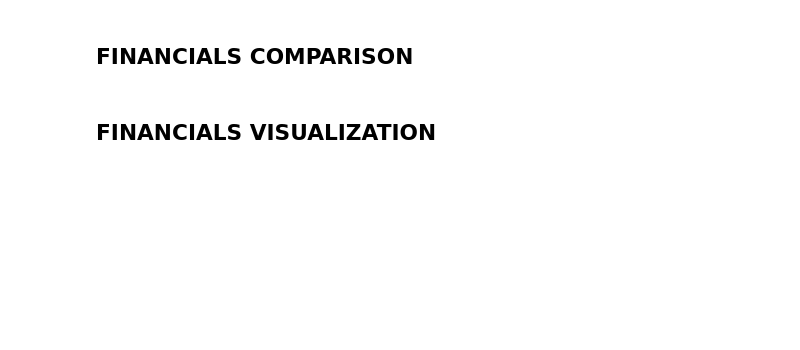
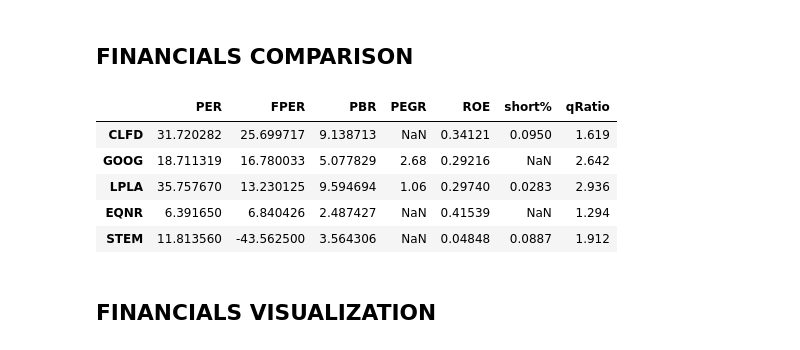
Before and after one commit to jodog0412/us-stocks-investment-assistant, a Jupyter notebook: US_STOCK_INVESTMENT_ASSISTANCE.ipynb, the cells around one changed output. Drawn from its saved outputs; the diff is of its cells as text; code cells hidden in the pictures; blank space fills up the shorter version.

```diff
--- a/US_STOCK_INVESTMENT_ASSISTANCE.ipynb
+++ b/US_STOCK_INVESTMENT_ASSISTANCE.ipynb
@@ -99,33 +162,40 @@ search_top
 # %% [markdown]
 ## FINANCIALS COMPARISON
 # %%
-holds=['NEE','STEM','GOOG','EQNR','UNH','CLFD','LPLA']
-view=['OXY','EQNR']
+holds=['STEM','GOOG','EQNR','CLFD','LPLA']
+view=['ZM','MELI','ADBE','ADSK']
 
 finan=[]
 def financial_shape(ticker):
     ticker_yf=yf.Ticker(ticker)
     info=ticker_yf.info
     if "trailingPE" in info:
         finan.append([info["trailingPE"], info["forwardPE"], info["priceToBook"],
                       info["pegRatio"], info["returnOnEquity"],info["shortPercentOfFloat"],
                       info["quickRatio"]])
     else:
         finan.append(["NaN", info["forwardPE"], info["priceToBook"],
                       info["pegRatio"], info["returnOnEquity"], info["shortPercentOfFloat"],
                       info["quickRatio"]])
 
 def financial_comparison(tickerlist):
     for i in tickerlist:
         financial_shape(i)
     df=pd.DataFrame(data=finan,
                     index=tickerlist,
                     columns=['PER', 'FPER', 'PBR',
                              'PEGR', 'ROE', 'short%', 'qRatio'])
     df=df.sort_values('FPER',ascending=False)
     return df
 
-financial_comparison(view)
+financial_comparison(holds)
+# %% [output]
+|  | PER | FPER | PBR | PEGR | ROE | short% | qRatio |
+| CLFD | 31.720282 | 25.699717 | 9.138713 | NaN | 0.34121 | 0.0950 | 1.619 |
+| GOOG | 18.711319 | 16.780033 | 5.077829 | 2.68 | 0.29216 | NaN | 2.642 |
+| LPLA | 35.757670 | 13.230125 | 9.594694 | 1.06 | 0.29740 | 0.0283 | 2.936 |
+| EQNR | 6.391650 | 6.840426 | 2.487427 | NaN | 0.41539 | NaN | 1.294 |
+| STEM | 11.813560 | -43.562500 | 3.564306 | NaN | 0.04848 | 0.0887 | 1.912 |
 # %% [markdown]
 ## FINANCIALS VISUALIZATION
 # %%
```
Also changed, not shown: parts of 11 cells of this notebook.
